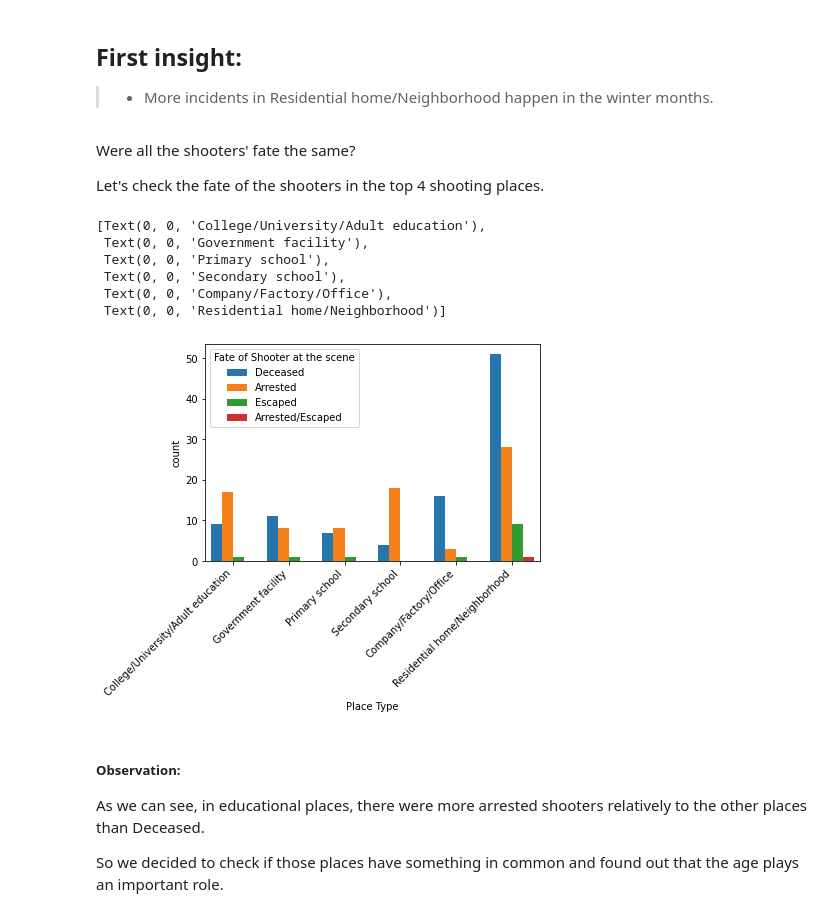
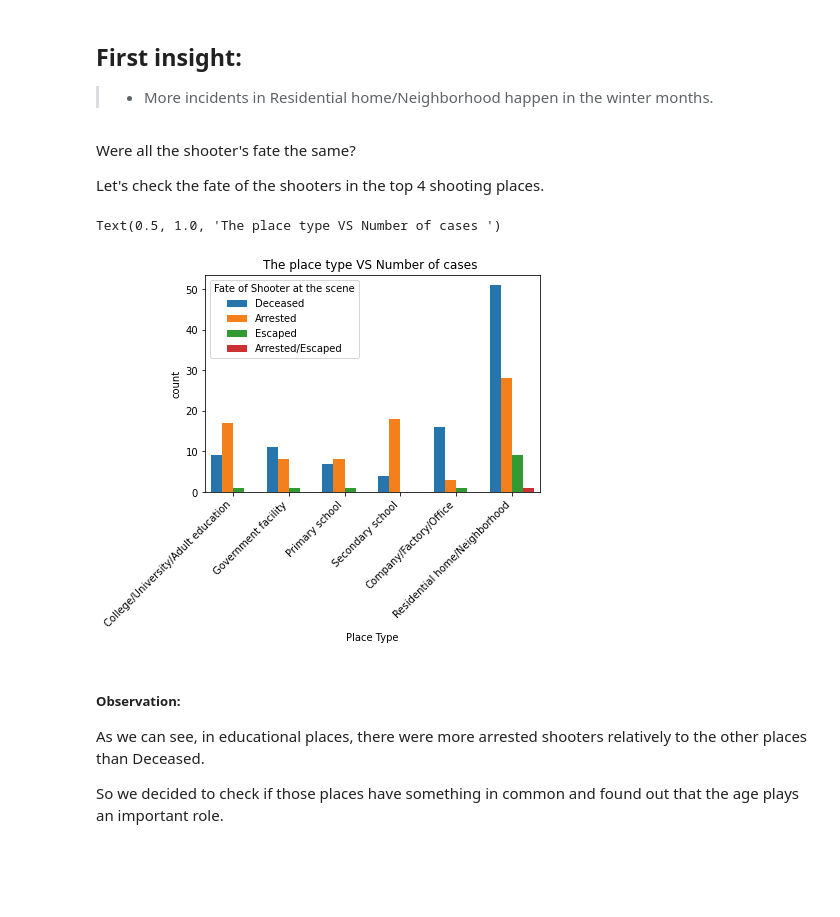
Before and after one commit to neimad2020/end_project, a Jupyter notebook: Project_data.ipynb, the cells around one changed output. Saved outputs shown, nothing was run; the diff lists cells and outputs as text; code cells hidden in the pictures; blank space fills up the shorter version.

```diff
--- a/Project_data.ipynb
+++ b/Project_data.ipynb
@@ -306,21 +312,17 @@ Res_home_or_NH_rows.groupby("month")[["Place Type"]].count().sort_values("Place
 ## First insight:
 > - More incidents in Residential home/Neighborhood happen in the winter months.
 # %% [markdown]
-Were all the shooters' fate the same?
+Were all the shooter's fate the same?
 
 Let's check the fate of the shooters in the top 4 shooting places.
 # %%
 top_4_places=data[(data["Place Type"]=="Residential home/Neighborhood")| (data['Place Type']=='Secondary school') | (data['Place Type']=='College/University/Adult education') | (data['Place Type']=='Company/Factory/Office') | (data['Place Type']=='Government facility') |(data['Place Type']=='Primary school')]
 illusration = sns.countplot(x=top_4_places['Place Type'],data=top_4_places,hue='Fate of Shooter at the scene',saturation=0.9)
 illusration.set_xticklabels(illusration.get_xticklabels(), rotation=45, ha="right")
+plt.title("The place type VS Number of cases ")
 # %% [output]
-[Text(0, 0, 'College/University/Adult education'),
- Text(0, 0, 'Government facility'),
- Text(0, 0, 'Primary school'),
- Text(0, 0, 'Secondary school'),
- Text(0, 0, 'Company/Factory/Office'),
- Text(0, 0, 'Residential home/Neighborhood')]
+Text(0.5, 1.0, 'The place type VS Number of cases ')
-[figure, old version]
+[figure, new version]
 # %% [markdown]
 ##### Observation:
 As we can see, in educational places, there were more arrested shooters relatively to the other places than Deceased.
```
Also changed, not shown: parts of 19 cells of this notebook.
